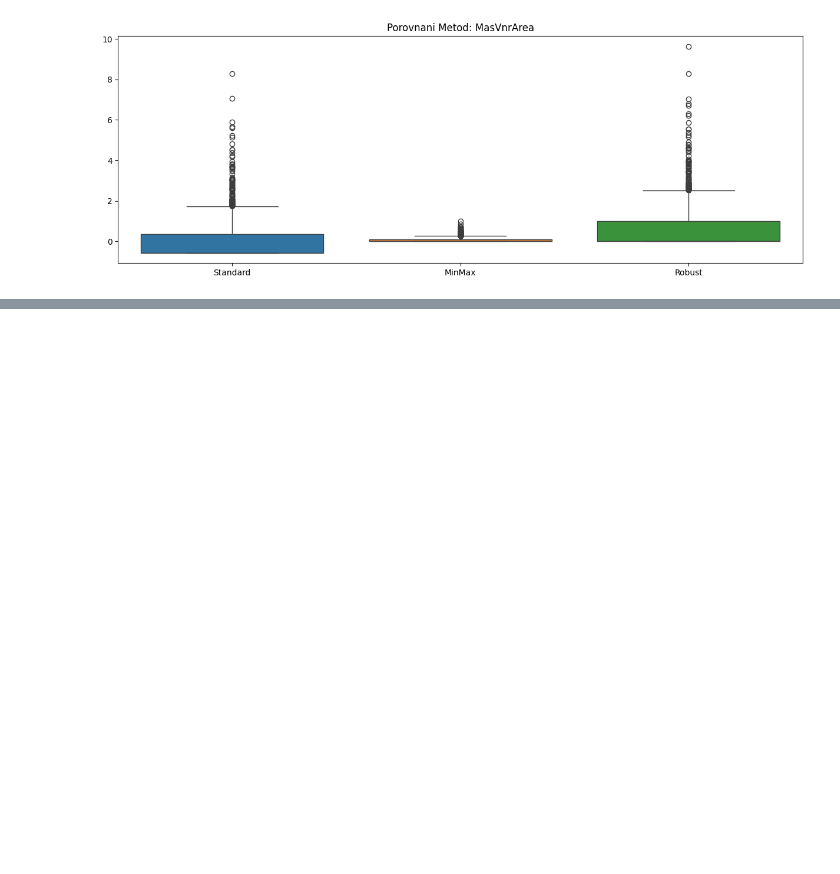
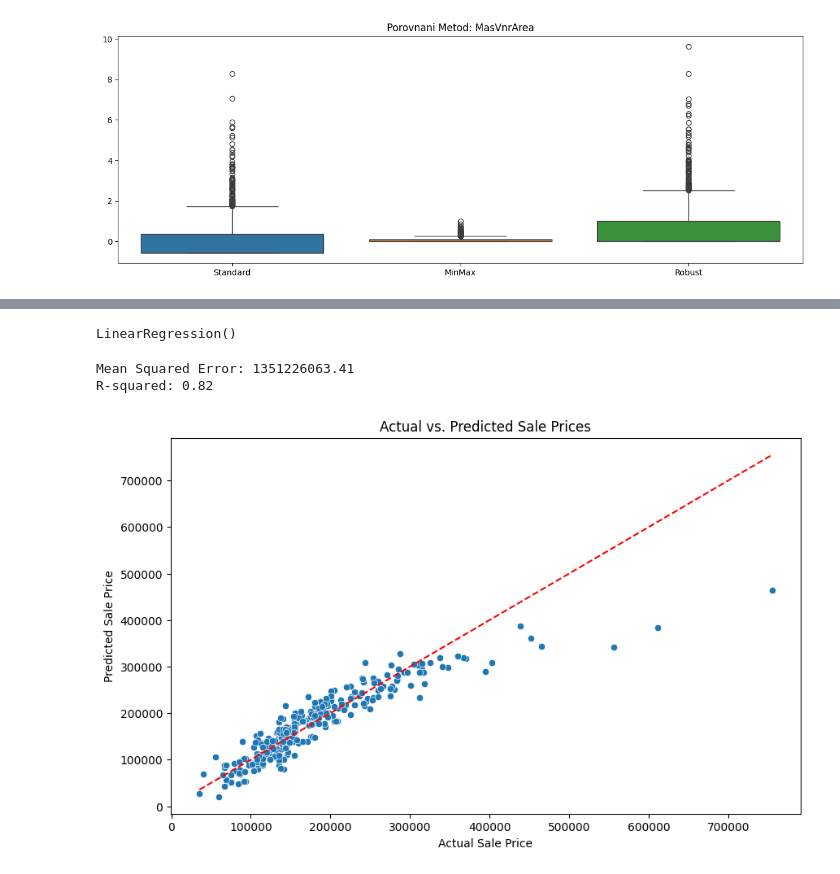
Before and after one commit to Garik-ctrl/AIRemoteZ8028, a Jupyter notebook: 2025_03_22_AIEngineer.ipynb, the cells around one changed output, grey strips where cells are left out. Drawn from its saved outputs; the diff is of its cells as text; code cells hidden in the pictures; blank space fills up the shorter version.

```diff
--- a/2025_03_22_AIEngineer.ipynb
+++ b/2025_03_22_AIEngineer.ipynb
@@ -104,0 +161,30 @@ for col in selected:
+# %%
+X=df_KNN5.select_dtypes(include=np.number).drop('SalePrice', axis=1)
+Y=df_KNN5['SalePrice']
+# %%
+X_train, X_test, Y_train, Y_test=train_test_split(X, Y, test_size=0.2, random_state=42)
+# %%
+model=LinearRegression()
+model.fit(X_train, Y_train)
+# %% [output]
+LinearRegression()
+# %%
+y_pred=model.predict(X_test)
+mse=mean_squared_error(Y_test, y_pred)
+r2=r2_score(Y_test, y_pred)
+
+print(f'Mean Squared Error: {mse:.2f}')
+print(f'R-squared: {r2:.2f}')
+# %% [output]
+Mean Squared Error: 1351226063.41
+R-squared: 0.82
+# %%
+plt.figure(figsize=(10,6))
+sns.scatterplot(x=Y_test, y=y_pred)
+plt.plot([min(Y_test), max(Y_test)], [min(Y_test), max(Y_test)], linestyle='--', color='red')
+plt.xlabel('Actual Sale Price')
+plt.ylabel('Predicted Sale Price')
+plt.title('Actual vs. Predicted Sale Prices')
+plt.show()
+# %% [output]
+[figure, added]
```
Also changed, not shown: parts of 28 cells of this notebook.
